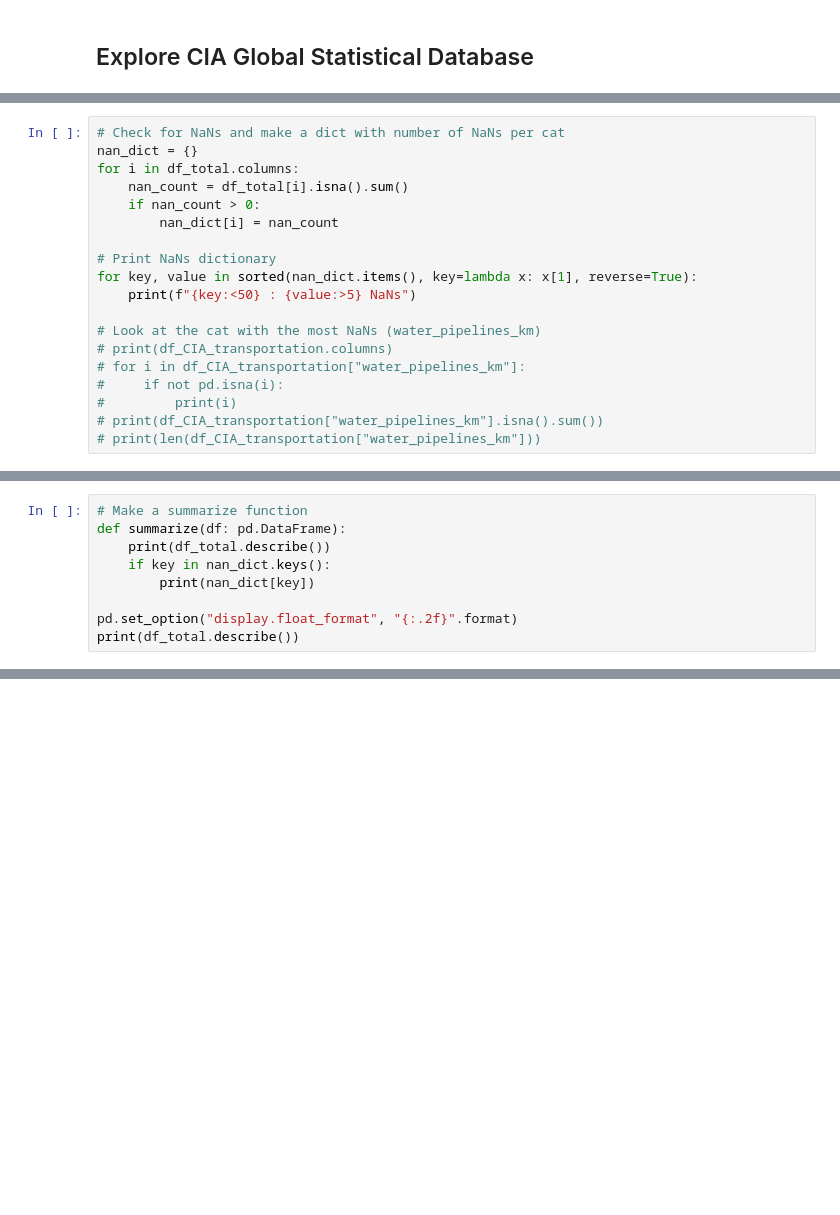
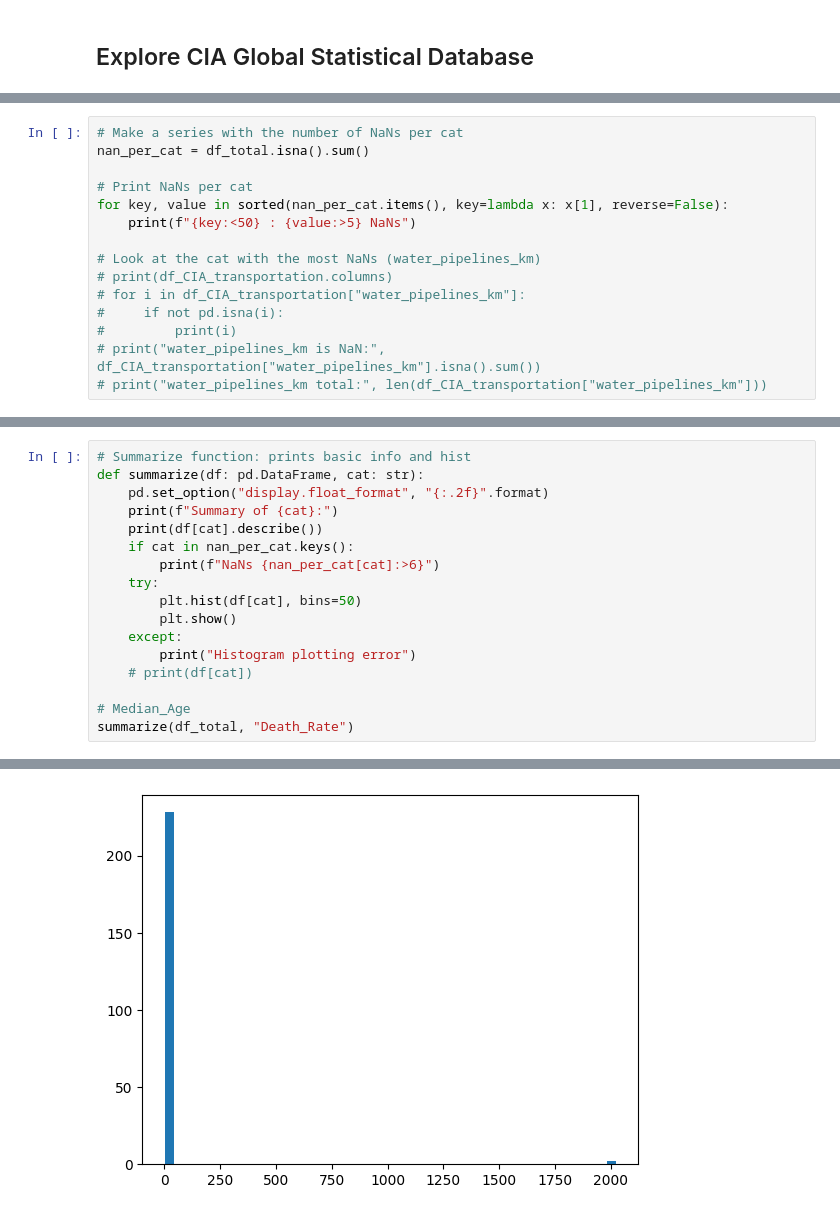
Before and after one commit to Kwan-Lam/Visualization, a Jupyter notebook: JBI100_Data_Exploration.ipynb, the cells around one changed output, grey strips where cells are left out. Cells and saved outputs as stored; diff of their text form; blank space fills up the shorter version.

Commit message:
Start data cleaning

```diff
--- a/JBI100_Data_Exploration.ipynb
+++ b/JBI100_Data_Exploration.ipynb
@@ -124,13 +99,9 @@ SPRATLY ISLANDS
 # %%
-# Check for NaNs and make a dict with number of NaNs per cat
-nan_dict = {}
-for i in df_total.columns:
-    nan_count = df_total[i].isna().sum()
-    if nan_count > 0:
-        nan_dict[i] = nan_count
+# Make a series with the number of NaNs per cat
+nan_per_cat = df_total.isna().sum()
 
-# Print NaNs dictionary
-for key, value in sorted(nan_dict.items(), key=lambda x: x[1], reverse=True):
+# Print NaNs per cat
+for key, value in sorted(nan_per_cat.items(), key=lambda x: x[1], reverse=False):
     print(f"{key:<50} : {value:>5} NaNs")
 
 # Look at the cat with the most NaNs (water_pipelines_km)
@@ -138,6 +109,6 @@ for key, value in sorted(nan_dict.items(), key=lambda x: x[1], reverse=True):
 # for i in df_CIA_transportation["water_pipelines_km"]:
 #     if not pd.isna(i):
 #         print(i)
-# print(df_CIA_transportation["water_pipelines_km"].isna().sum())
-# print(len(df_CIA_transportation["water_pipelines_km"]))
+# print("water_pipelines_km is NaN:", df_CIA_transportation["water_pipelines_km"].isna().sum())
+# print("water_pipelines_km total:", len(df_CIA_transportation["water_pipelines_km"]))
 # %% [output]
@@ -161,9 +131,0 @@ Area_Total                                         :     2 NaNs
-# %%
-# Make a summarize function
-def summarize(df: pd.DataFrame):
-    print(df_total.describe())
-    if key in nan_dict.keys():
-        print(nan_dict[key])
-
-pd.set_option("display.float_format", "{:.2f}".format)
-print(df_total.describe())
@@ -187,0 +178,18 @@ max           175000.00                      240711.00              104.00
+# %%
+# Summarize function: prints basic info and hist
+def summarize(df: pd.DataFrame, cat: str):
+    pd.set_option("display.float_format", "{:.2f}".format)
+    print(f"Summary of {cat}:")
+    print(df[cat].describe())
+    if cat in nan_per_cat.keys():
+        print(f"NaNs {nan_per_cat[cat]:>6}")
+    try:
+        plt.hist(df[cat], bins=50)
+        plt.show()
+    except:
+        print("Histogram plotting error")
+    # print(df[cat])
+
+# Median_Age
+summarize(df_total, "Death_Rate")
+# %% [output]
@@ -187,0 +207 @@ max           175000.00                      240711.00              104.00
+[figure, added]
```
Also changed, not shown: parts of 30 cells of this notebook.
